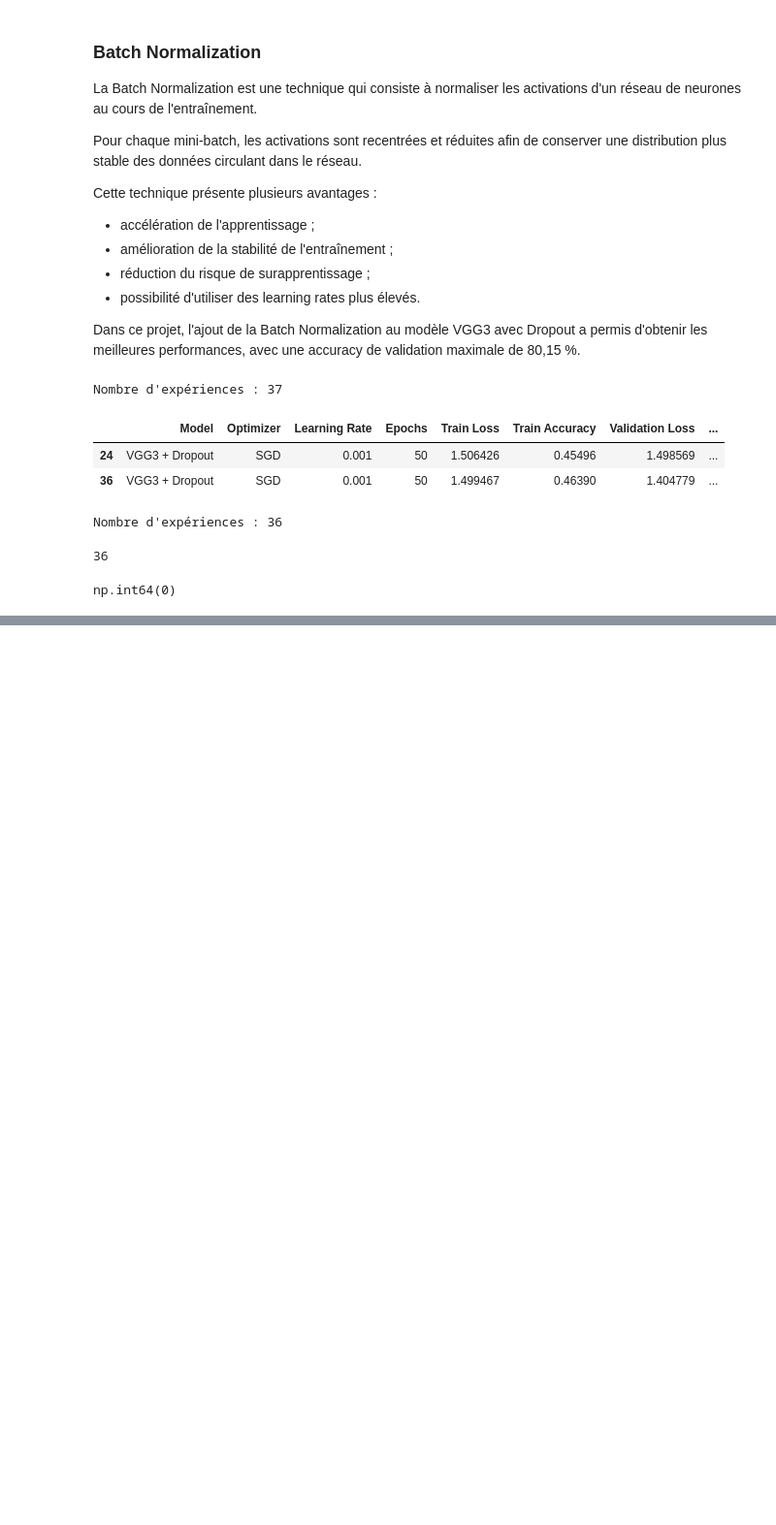
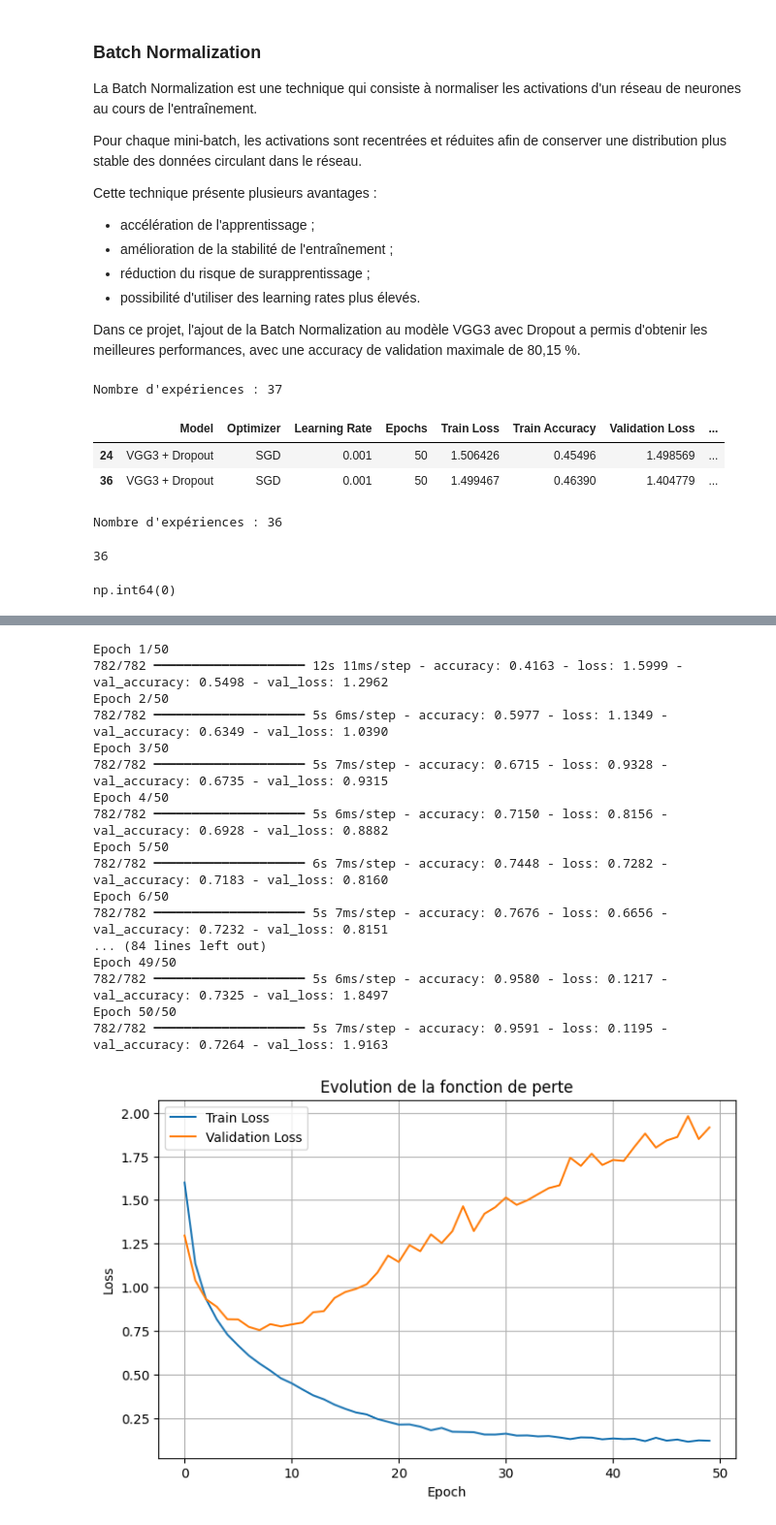
Before and after one commit to RaymCharles/Projet-CNN, a Jupyter notebook: Projet_ML.ipynb, the cells around one changed output, grey strips where cells are left out. Shown at 97% size. Saved outputs shown, nothing was run; the diff lists cells and outputs as text; code cells hidden in the pictures; blank space fills up the shorter version.

```diff
--- a/Projet_ML.ipynb
+++ b/Projet_ML.ipynb
@@ -1486,0 +1570,31 @@ np.int64(0)
+# %%
+# Courbes représentatives 2 : VGG3 + Adam + LR = 0.001
+
+history_curve_vgg3 = train_for_curves(
+    model_builder=build_vgg3,
+    optimizer_name="Adam",
+    learning_rate=0.001,
+    epochs=50,
+    batch_size=64
+)
+
+plot_history(history_curve_vgg3)
+# %% [output]
+Epoch 1/50
+782/782 ━━━━━━━━━━━━━━━━━━━━ 12s 11ms/step - accuracy: 0.4163 - loss: 1.5999 - val_accuracy: 0.5498 - val_loss: 1.2962
+Epoch 2/50
+782/782 ━━━━━━━━━━━━━━━━━━━━ 5s 6ms/step - accuracy: 0.5977 - loss: 1.1349 - val_accuracy: 0.6349 - val_loss: 1.0390
+Epoch 3/50
+782/782 ━━━━━━━━━━━━━━━━━━━━ 5s 7ms/step - accuracy: 0.6715 - loss: 0.9328 - val_accuracy: 0.6735 - val_loss: 0.9315
+Epoch 4/50
+782/782 ━━━━━━━━━━━━━━━━━━━━ 5s 6ms/step - accuracy: 0.7150 - loss: 0.8156 - val_accuracy: 0.6928 - val_loss: 0.8882
+Epoch 5/50
+782/782 ━━━━━━━━━━━━━━━━━━━━ 6s 7ms/step - accuracy: 0.7448 - loss: 0.7282 - val_accuracy: 0.7183 - val_loss: 0.8160
+Epoch 6/50
+782/782 ━━━━━━━━━━━━━━━━━━━━ 5s 7ms/step - accuracy: 0.7676 - loss: 0.6656 - val_accuracy: 0.7232 - val_loss: 0.8151
+... (84 lines left out)
+Epoch 49/50
+782/782 ━━━━━━━━━━━━━━━━━━━━ 5s 6ms/step - accuracy: 0.9580 - loss: 0.1217 - val_accuracy: 0.7325 - val_loss: 1.8497
+Epoch 50/50
+782/782 ━━━━━━━━━━━━━━━━━━━━ 5s 7ms/step - accuracy: 0.9591 - loss: 0.1195 - val_accuracy: 0.7264 - val_loss: 1.9163
+[figure, added]
```
Also changed, not shown: parts of 9 cells of this notebook.
